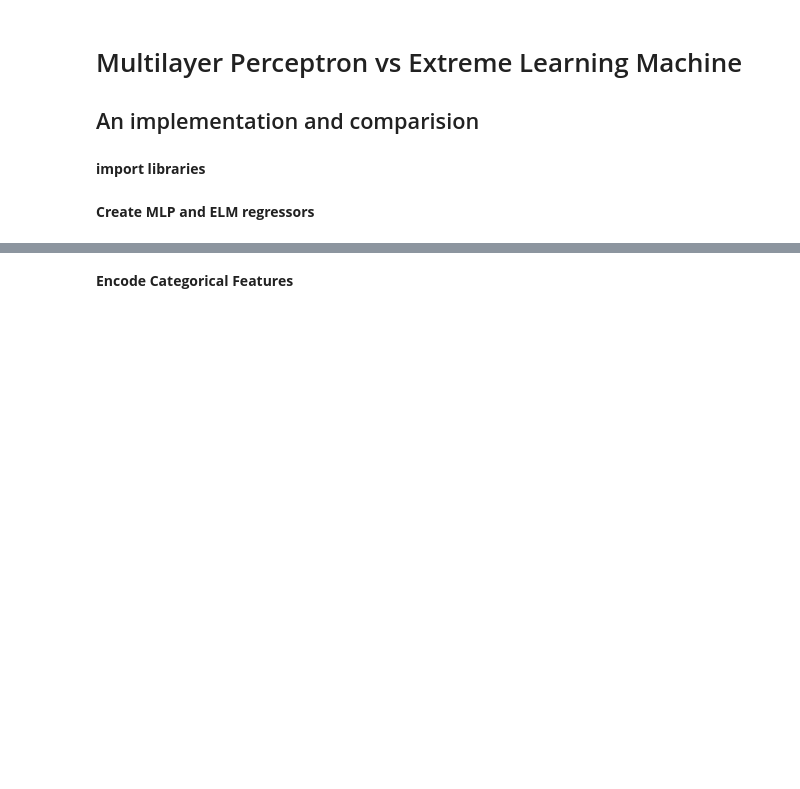
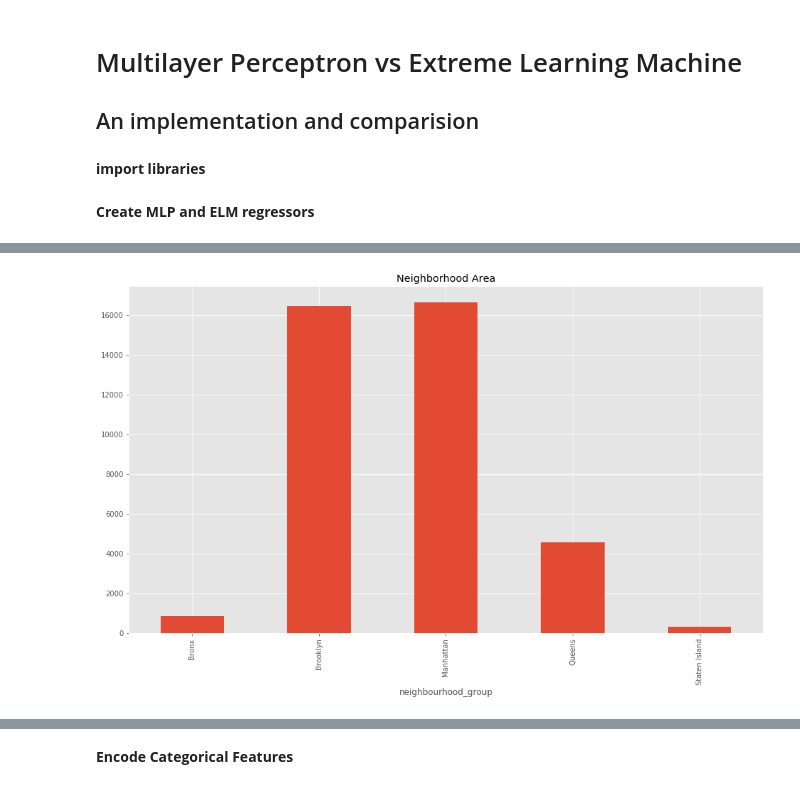
Before and after one commit to naiiytom/elm_and_mlp, a Jupyter notebook: ELM_vs_MLP.ipynb, the cells around one changed output, grey strips where cells are left out. Cells and saved outputs as stored; diff of their text form; code cells hidden in the pictures; blank space fills up the shorter version.

```diff
--- a/ELM_vs_MLP.ipynb
+++ b/ELM_vs_MLP.ipynb
@@ -50,0 +61,3 @@ df.head()
+# %%
+neighbor = df.groupby('neighbourhood_group').size()
+neighbor
@@ -50,0 +72,5 @@ df.head()
+# %%
+neighbor.plot(kind='bar', figsize=(16,9), title='Neighborhood Area')
+plt.savefig('./data/neighbor.png')
+# %% [output]
+[figure, added]
```
Also changed, not shown: parts of 11 cells of this notebook, 9 other files.
